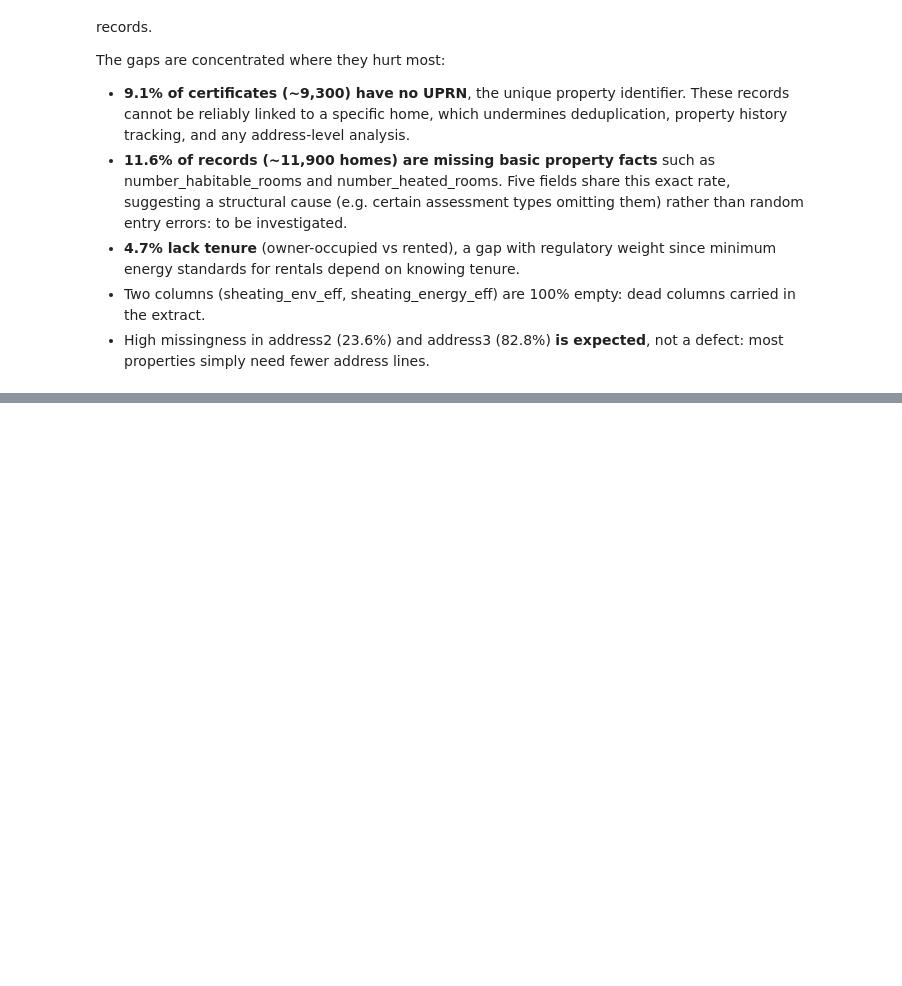
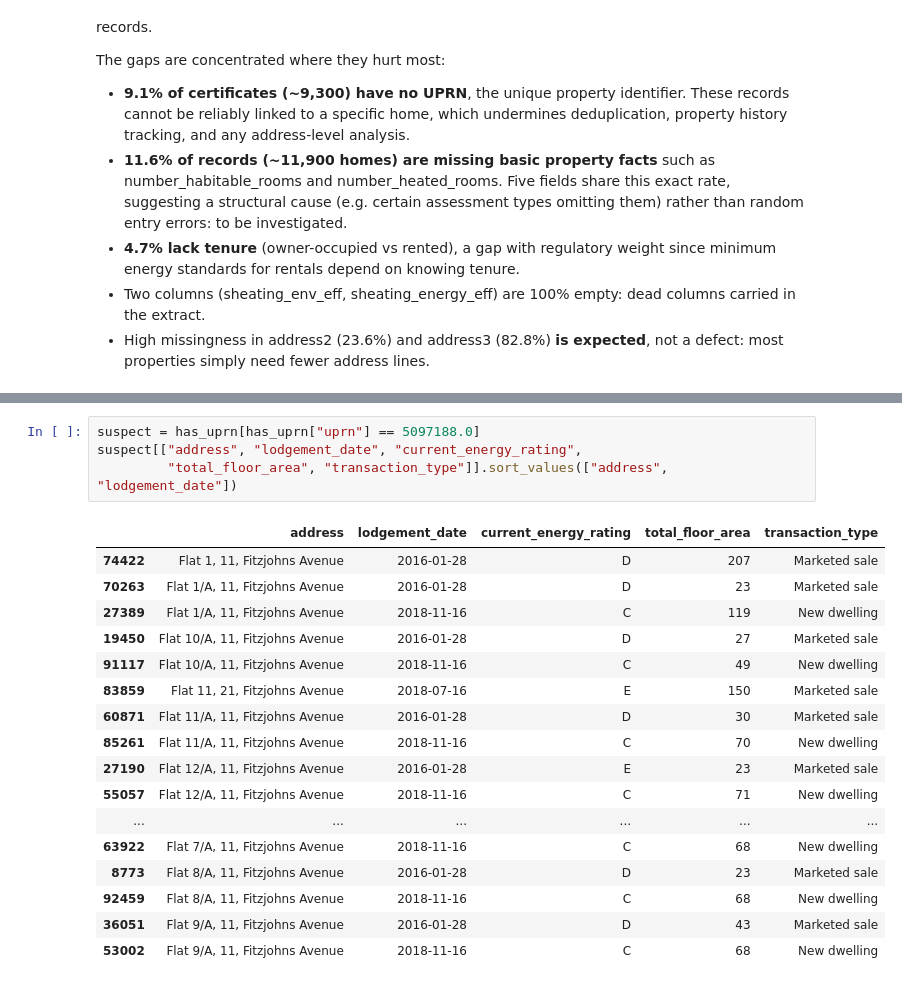
Before and after one commit to Tareqasaad/epc-data-quality-audit, a Jupyter notebook: notebooks/01_data_profiling.ipynb, the cells around one changed output, grey strips where cells are left out. Saved outputs shown, nothing was run; the diff lists cells and outputs as text; blank space fills up the shorter version.

```diff
--- a/notebooks/01_data_profiling.ipynb
+++ b/notebooks/01_data_profiling.ipynb
@@ -104,0 +171,22 @@ The gaps are concentrated where they hurt most:
+# %%
+suspect = has_uprn[has_uprn["uprn"] == 5097188.0]
+suspect[["address", "lodgement_date", "current_energy_rating",
+         "total_floor_area", "transaction_type"]].sort_values(["address", "lodgement_date"])
+# %% [output]
+|  | address | lodgement_date | current_energy_rating | total_floor_area | transaction_type |
+| 74422 | Flat 1, 11, Fitzjohns Avenue | 2016-01-28 | D | 207 | Marketed sale |
+| 70263 | Flat 1/A, 11, Fitzjohns Avenue | 2016-01-28 | D | 23 | Marketed sale |
+| 27389 | Flat 1/A, 11, Fitzjohns Avenue | 2018-11-16 | C | 119 | New dwelling |
+| 19450 | Flat 10/A, 11, Fitzjohns Avenue | 2016-01-28 | D | 27 | Marketed sale |
+| 91117 | Flat 10/A, 11, Fitzjohns Avenue | 2018-11-16 | C | 49 | New dwelling |
+| 83859 | Flat 11, 21, Fitzjohns Avenue | 2018-07-16 | E | 150 | Marketed sale |
+| 60871 | Flat 11/A, 11, Fitzjohns Avenue | 2016-01-28 | D | 30 | Marketed sale |
+| 85261 | Flat 11/A, 11, Fitzjohns Avenue | 2018-11-16 | C | 70 | New dwelling |
+| 27190 | Flat 12/A, 11, Fitzjohns Avenue | 2016-01-28 | E | 23 | Marketed sale |
+| 55057 | Flat 12/A, 11, Fitzjohns Avenue | 2018-11-16 | C | 71 | New dwelling |
+| ... | ... | ... | ... | ... | ... |
+| 63922 | Flat 7/A, 11, Fitzjohns Avenue | 2018-11-16 | C | 68 | New dwelling |
+| 8773 | Flat 8/A, 11, Fitzjohns Avenue | 2016-01-28 | D | 23 | Marketed sale |
+| 92459 | Flat 8/A, 11, Fitzjohns Avenue | 2018-11-16 | C | 68 | New dwelling |
+| 36051 | Flat 9/A, 11, Fitzjohns Avenue | 2016-01-28 | D | 43 | Marketed sale |
+| 53002 | Flat 9/A, 11, Fitzjohns Avenue | 2018-11-16 | C | 68 | New dwelling |
```
Also changed, not shown: parts of 8 cells of this notebook.
